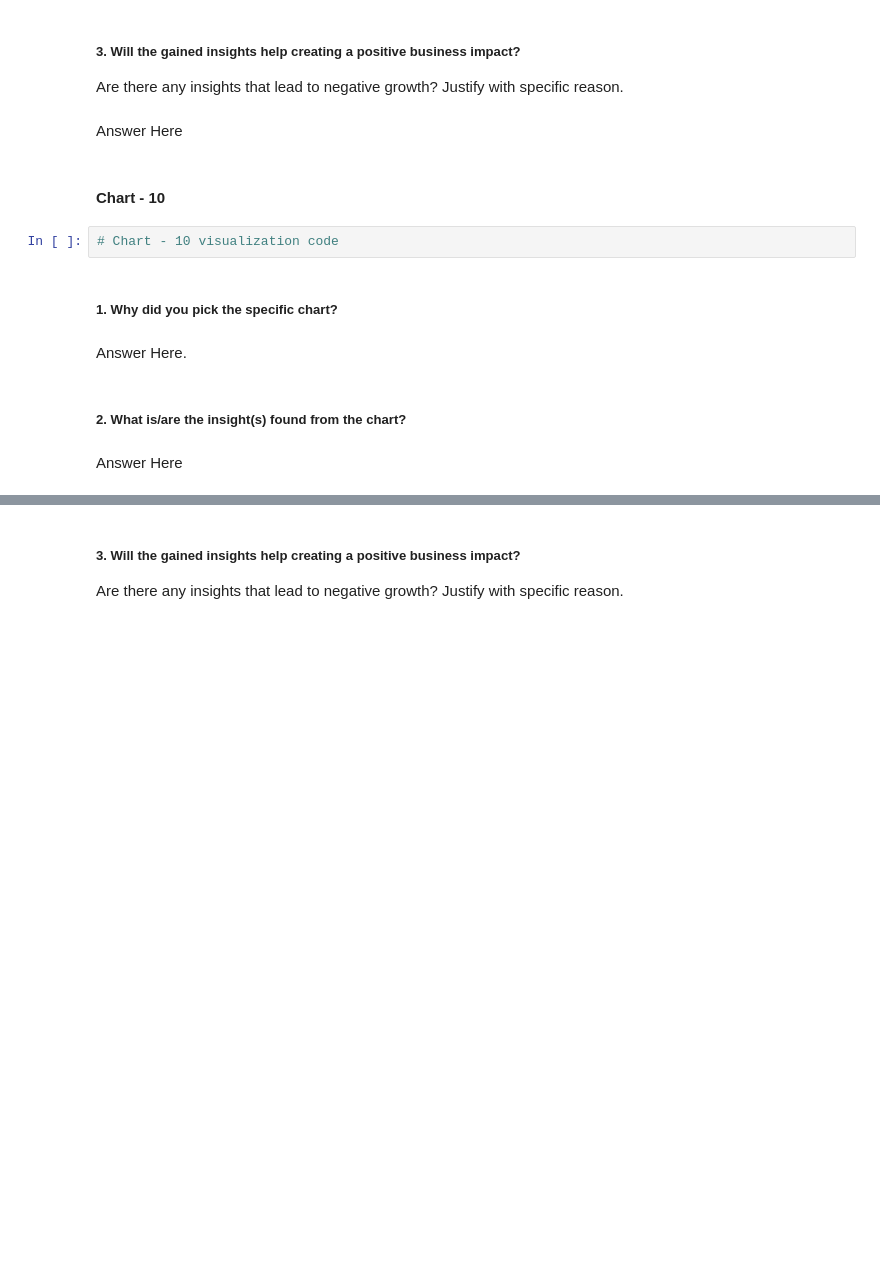
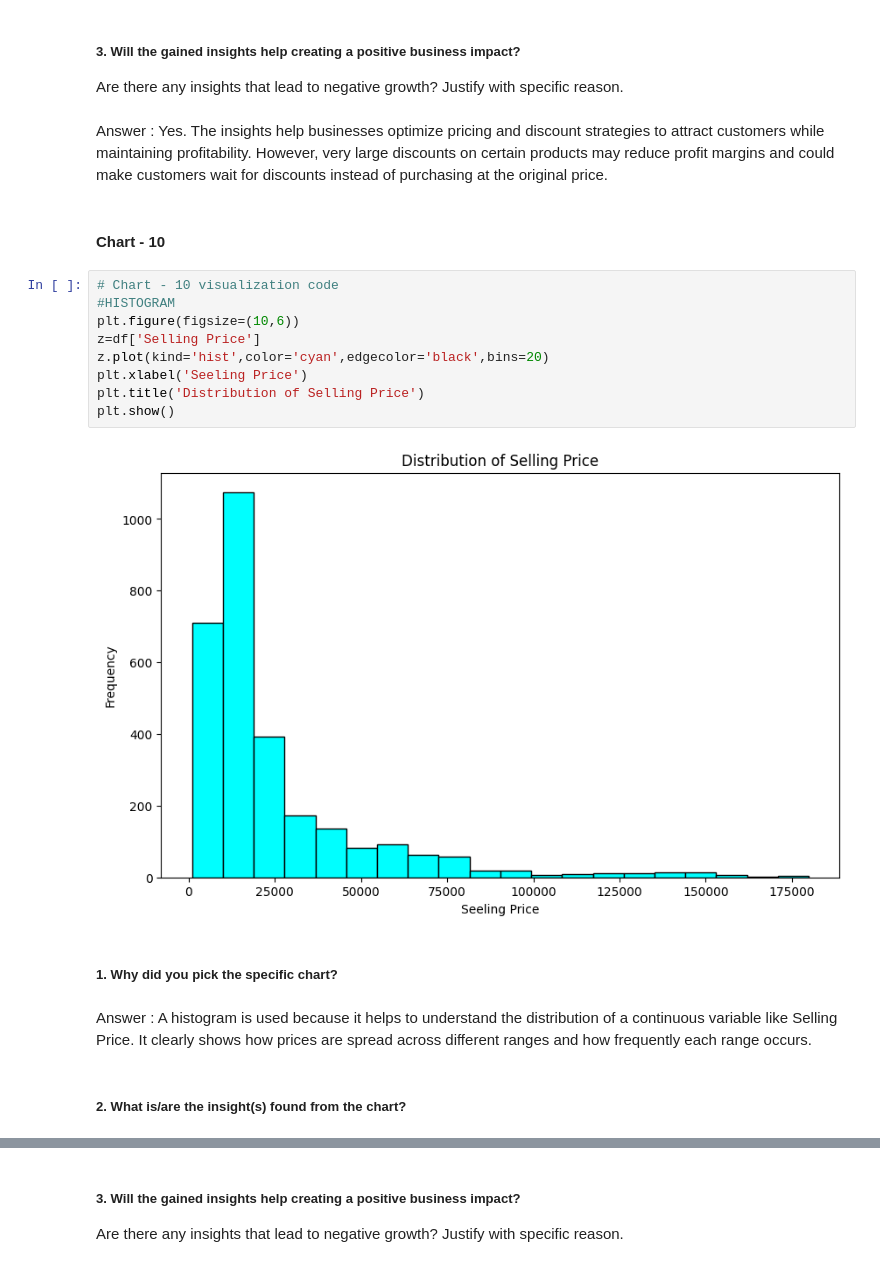
Before and after one commit to anujpurohit0501/flipkart-mobile-eda, a Jupyter notebook: Flipkart_Mobile_EDA.ipynb, the cells around one changed output, grey strips where cells are left out. Saved outputs shown, nothing was run; the diff lists cells and outputs as text; blank space fills up the shorter version.

```diff
--- a/Flipkart_Mobile_EDA.ipynb
+++ b/Flipkart_Mobile_EDA.ipynb
@@ -498,17 +533,24 @@ Answer Here
 # %% [markdown]
 ##### 3. Will the gained insights help creating a positive business impact?
 Are there any insights that lead to negative growth? Justify with specific reason.
-# %% [markdown]
-Answer Here
+# %% [markdown]
+Answer : Yes. The insights help businesses optimize pricing and discount strategies to attract customers while maintaining profitability. However, very large discounts on certain products may reduce profit margins and could make customers wait for discounts instead of purchasing at the original price.
 # %% [markdown]
 #### Chart - 10
-# %%
-# Chart - 10 visualization code
+# %%
+# Chart - 10 visualization code
+#HISTOGRAM
+plt.figure(figsize=(10,6))
+z=df['Selling Price']
+z.plot(kind='hist',color='cyan',edgecolor='black',bins=20)
+plt.xlabel('Seeling Price')
+plt.title('Distribution of Selling Price')
+plt.show()
+# %% [output]
+[figure, added]
 # %% [markdown]
 ##### 1. Why did you pick the specific chart?
-# %% [markdown]
-Answer Here.
+# %% [markdown]
+Answer : A histogram is used because it helps to understand the distribution of a continuous variable like Selling Price. It clearly shows how prices are spread across different ranges and how frequently each range occurs.
 # %% [markdown]
 ##### 2. What is/are the insight(s) found from the chart?
-# %% [markdown]
-Answer Here
```
Also changed, not shown: parts of 49 cells of this notebook.
